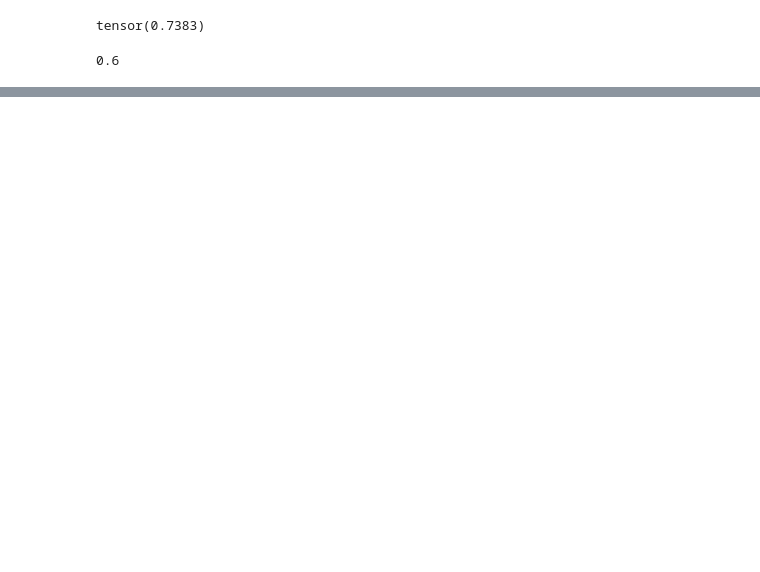
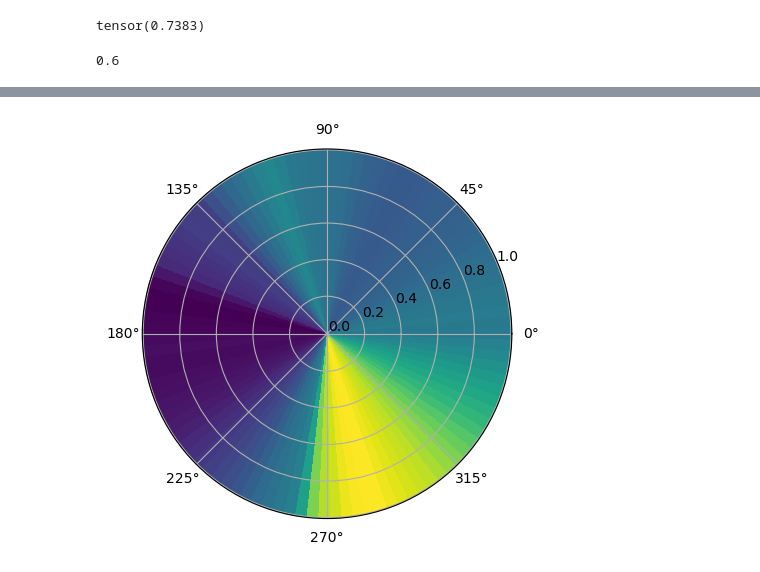
Before and after one commit to TorgemanTarak/ann_project, a Jupyter notebook: exploration.ipynb, the cells around one changed output, grey strips where cells are left out. Cells and saved outputs as stored; diff of their text form; code cells hidden in the pictures; blank space fills up the shorter version.

```diff
--- a/exploration.ipynb
+++ b/exploration.ipynb
@@ -429,0 +474,4 @@ plt.show()
+# %%
+polar_plot(5.0,0.6)
+# %% [output]
+[figure, added]
```
Also changed, not shown: parts of 31 cells of this notebook.
